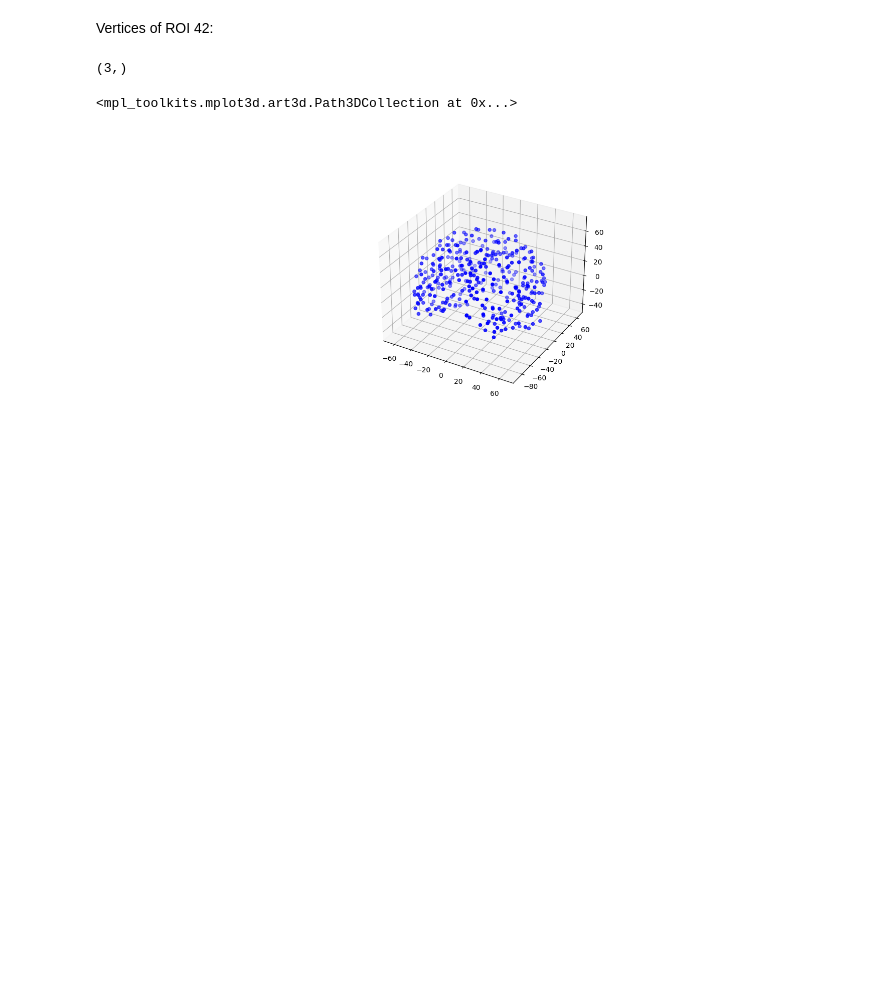
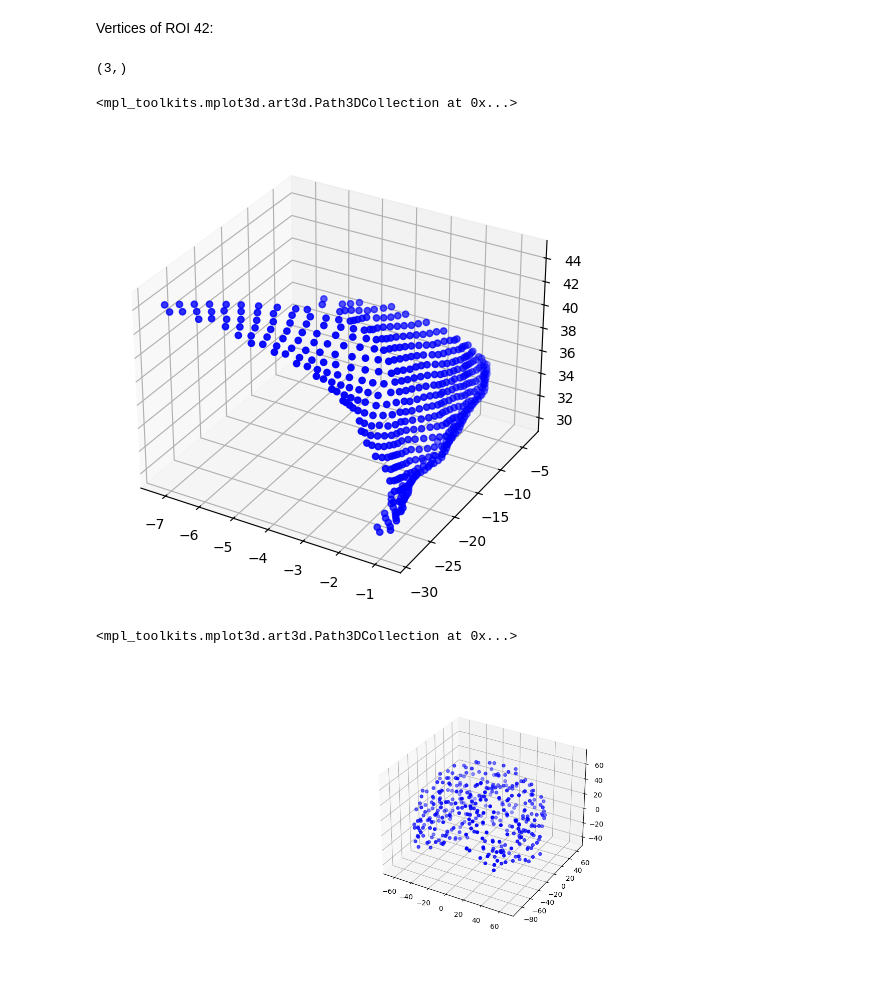
Before and after one commit to Katterrina/fimuni_thesis, a Jupyter notebook: notebooks/f-tract/XX_glasser-roi-surface.ipynb, the cells around one changed output. Cells and saved outputs as stored; diff of their text form; code cells hidden in the pictures; blank space fills up the shorter version.

```diff
--- a/notebooks/f-tract/XX_glasser-roi-surface.ipynb
+++ b/notebooks/f-tract/XX_glasser-roi-surface.ipynb
@@ -19,13 +17,13 @@ from src import data
 # %%
 import h5py
 # %%
-surf = h5py.File('../data/external/rosen_halgren_sc/public_PLoSBio_final/fsaverage_ico7_pial_surf.mat', 'r')
+surf = h5py.File(data.path('external/rosen_halgren_sc/public_PLoSBio_final/fsaverage_ico7_pial_surf.mat'), 'r')
 # %%
 surf['srf/lh/nverts'][:].squeeze()
 # %% [output]
 array(163842.)
 # %%
-annot = h5py.File('../data/external/rosen_halgren_sc/public_PLoSBio_final/HCP-MMP1.0_fsaverage_annot.mat', 'r')
+annot = h5py.File(data.path('external/rosen_halgren_sc/public_PLoSBio_final/HCP-MMP1.0_fsaverage_annot.mat'), 'r')
 # %%
 annot['annot/lIdx/lh'][:].squeeze()==42
 # %% [output]
@@ -41,11 +39,18 @@ len(set(annot['annot/lIdx/lh'][:].squeeze()))
 # %% [markdown]
 Vertices of ROI 42:
 # %%
-coor = surf['srf/lh/vertices'][:][:,  annot['annot/lIdx/lh'][:].squeeze()==42]
+coor = surf['srf/lh/vertices'][:][:,  annot['annot/lIdx/lh'][:].squeeze()==33]
 mean_coor = np.mean(coor,axis=1) # tohle by se možná mělo udělat jinak?
 mean_coor.shape
 # %% [output]
 (3,)
+# %%
+fig = plt.figure()
+ax = fig.add_subplot(projection='3d')
+ax.scatter(coor[0], coor[1], coor[2],c='b')
+# %% [output]
+<mpl_toolkits.mplot3d.art3d.Path3DCollection at 0x...>
+[figure, added]
 # %%
 n_roi = 180
 
```
Also changed, not shown: parts of 1 cell of this notebook, 4 other files.
